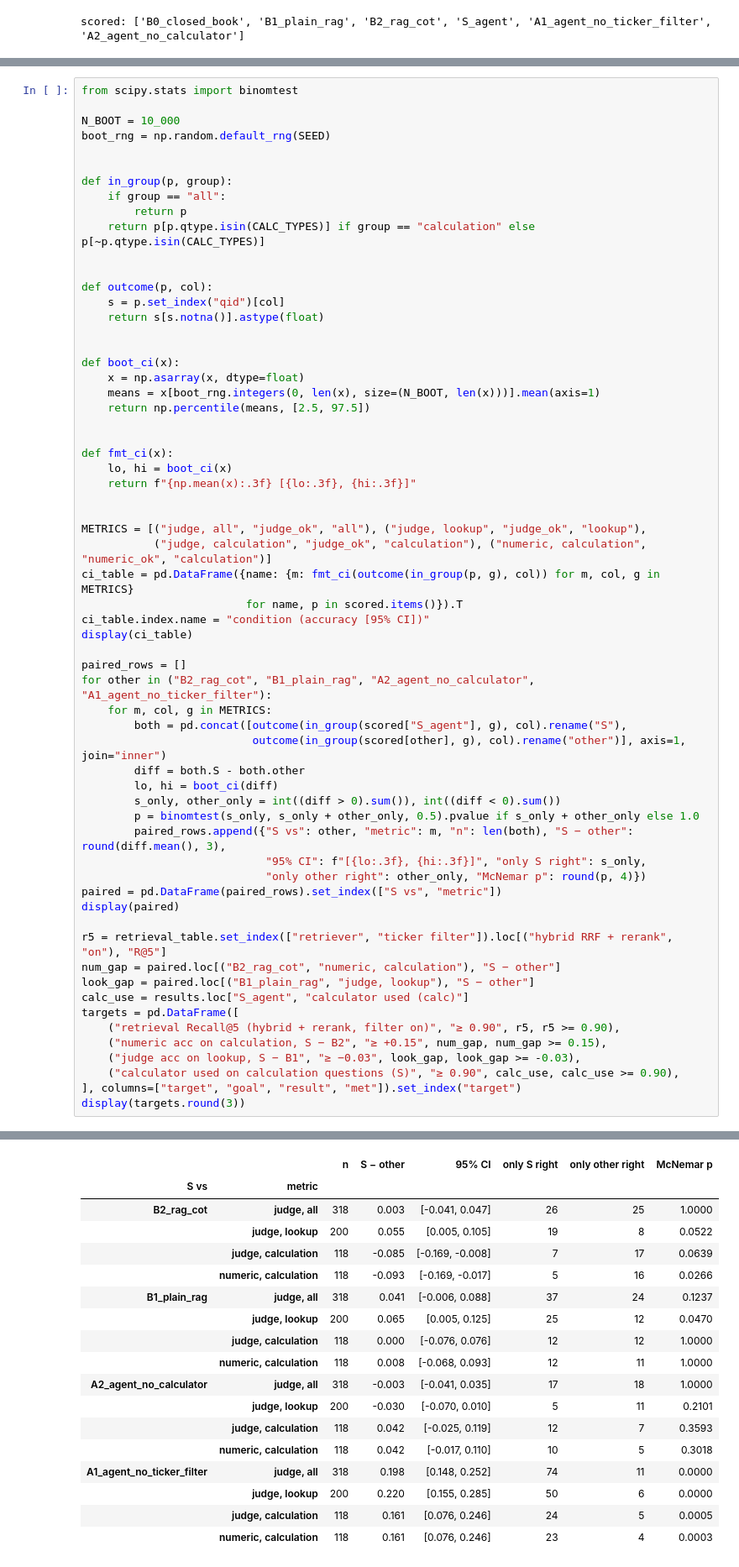
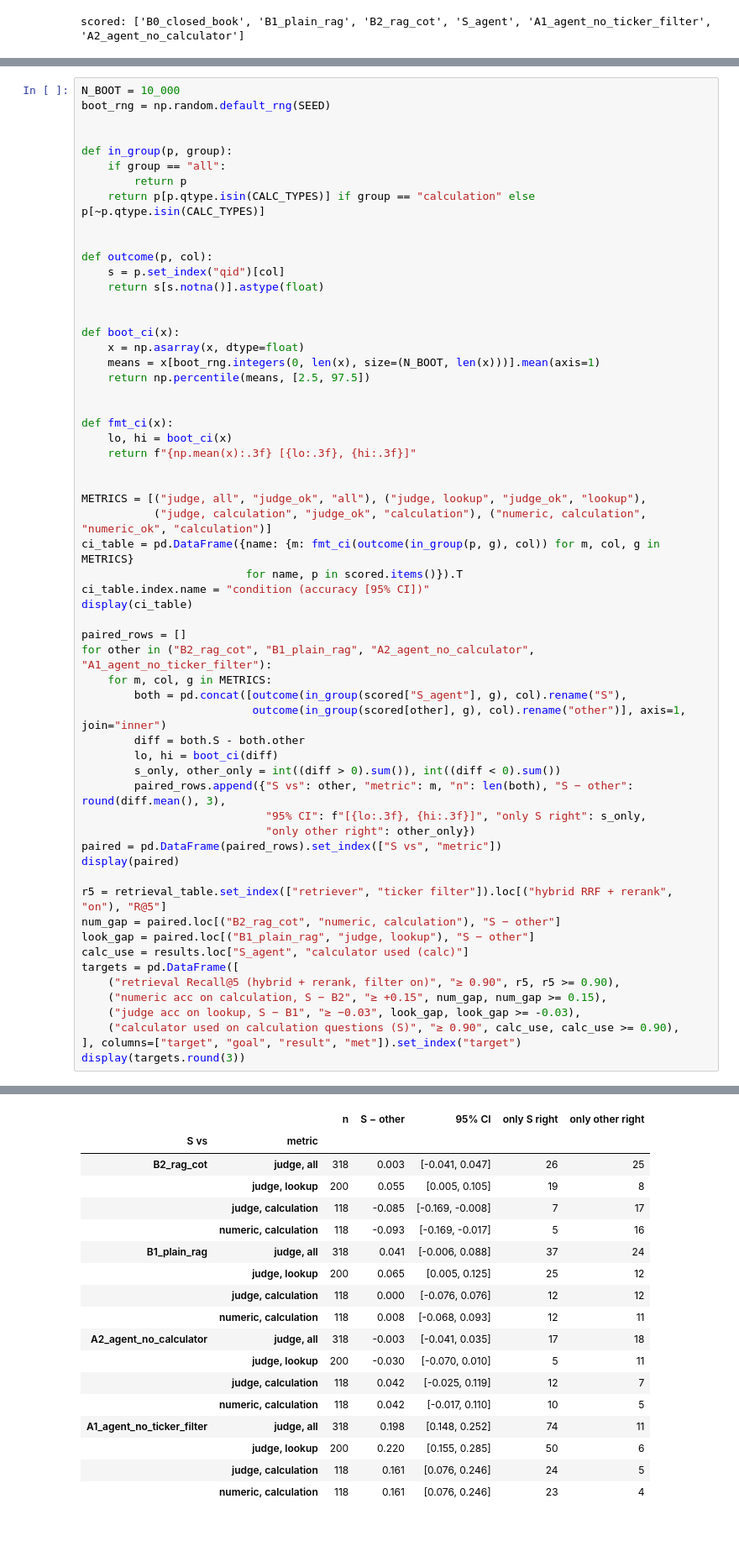
Before and after one commit to vyom-nikhra/p03_10k_analyst, a Jupyter notebook: P03_Financial_10K_Analyst.ipynb, the cells around one changed output, grey strips where cells are left out. Shown at 84% size. Cells and saved outputs as stored; diff of their text form; blank space fills up the shorter version.

Commit message:
Remove McNemar p-values from 6.3 and the findings; report bootstrap intervals instead

```diff
--- a/P03_Financial_10K_Analyst.ipynb
+++ b/P03_Financial_10K_Analyst.ipynb
@@ -1643,6 +1643,4 @@ With a few hundred questions, a gap of a few points can be noise. Each accuracy
 # %%
-from scipy.stats import binomtest
-
 N_BOOT = 10_000
 boot_rng = np.random.default_rng(SEED)
 
@@ -1682,53 +1680,52 @@ for other in ("B2_rag_cot", "B1_plain_rag", "A2_agent_no_calculator", "A1_agent_
         both = pd.concat([outcome(in_group(scored["S_agent"], g), col).rename("S"),
                           outcome(in_group(scored[other], g), col).rename("other")], axis=1, join="inner")
         diff = both.S - both.other
         lo, hi = boot_ci(diff)
         s_only, other_only = int((diff > 0).sum()), int((diff < 0).sum())
-        p = binomtest(s_only, s_only + other_only, 0.5).pvalue if s_only + other_only else 1.0
         paired_rows.append({"S vs": other, "metric": m, "n": len(both), "S − other": round(diff.mean(), 3),
                             "95% CI": f"[{lo:.3f}, {hi:.3f}]", "only S right": s_only,
-                            "only other right": other_only, "McNemar p": round(p, 4)})
+                            "only other right": other_only})
 paired = pd.DataFrame(paired_rows).set_index(["S vs", "metric"])
 display(paired)
 
 r5 = retrieval_table.set_index(["retriever", "ticker filter"]).loc[("hybrid RRF + rerank", "on"), "R@5"]
 num_gap = paired.loc[("B2_rag_cot", "numeric, calculation"), "S − other"]
 look_gap = paired.loc[("B1_plain_rag", "judge, lookup"), "S − other"]
 calc_use = results.loc["S_agent", "calculator used (calc)"]
 targets = pd.DataFrame([
     ("retrieval Recall@5 (hybrid + rerank, filter on)", "≥ 0.90", r5, r5 >= 0.90),
     ("numeric acc on calculation, S − B2", "≥ +0.15", num_gap, num_gap >= 0.15),
     ("judge acc on lookup, S − B1", "≥ −0.03", look_gap, look_gap >= -0.03),
     ("calculator used on calculation questions (S)", "≥ 0.90", calc_use, calc_use >= 0.90),
 ], columns=["target", "goal", "result", "met"]).set_index("target")
 display(targets.round(3))
 # %% [output]
 |  | judge, all | judge, lookup | judge, calculation | numeric, calculation |
 | condition (accuracy [95% CI]) |  |  |  |  |
 | B0_closed_book | 0.126 [0.091, 0.164] | 0.200 [0.145, 0.260] | 0.000 [0.000, 0.000] | 0.000 [0.000, 0.000] |
 | B1_plain_rag | 0.811 [0.767, 0.852] | 0.825 [0.770, 0.875] | 0.788 [0.712, 0.856] | 0.797 [0.720, 0.864] |
 | B2_rag_cot | 0.849 [0.808, 0.887] | 0.835 [0.780, 0.885] | 0.873 [0.805, 0.932] | 0.898 [0.839, 0.949] |
 | S_agent | 0.852 [0.811, 0.890] | 0.890 [0.845, 0.930] | 0.788 [0.712, 0.856] | 0.805 [0.729, 0.873] |
 | A1_agent_no_ticker_filter | 0.654 [0.604, 0.708] | 0.670 [0.605, 0.735] | 0.627 [0.542, 0.712] | 0.644 [0.559, 0.729] |
 | A2_agent_no_calculator | 0.855 [0.814, 0.893] | 0.920 [0.880, 0.955] | 0.746 [0.669, 0.822] | 0.763 [0.686, 0.839] |
-|  |  | n | S − other | 95% CI | only S right | only other right | McNemar p |
-| S vs | metric |  |  |  |  |  |  |
-| B2_rag_cot | judge, all | 318 | 0.003 | [-0.041, 0.047] | 26 | 25 | 1.0000 |
-|  | judge, lookup | 200 | 0.055 | [0.005, 0.105] | 19 | 8 | 0.0522 |
-|  | judge, calculation | 118 | -0.085 | [-0.169, -0.008] | 7 | 17 | 0.0639 |
-|  | numeric, calculation | 118 | -0.093 | [-0.169, -0.017] | 5 | 16 | 0.0266 |
-| B1_plain_rag | judge, all | 318 | 0.041 | [-0.006, 0.088] | 37 | 24 | 0.1237 |
-|  | judge, lookup | 200 | 0.065 | [0.005, 0.125] | 25 | 12 | 0.0470 |
-|  | judge, calculation | 118 | 0.000 | [-0.076, 0.076] | 12 | 12 | 1.0000 |
-|  | numeric, calculation | 118 | 0.008 | [-0.068, 0.093] | 12 | 11 | 1.0000 |
-| A2_agent_no_calculator | judge, all | 318 | -0.003 | [-0.041, 0.035] | 17 | 18 | 1.0000 |
-|  | judge, lookup | 200 | -0.030 | [-0.070, 0.010] | 5 | 11 | 0.2101 |
-|  | judge, calculation | 118 | 0.042 | [-0.025, 0.119] | 12 | 7 | 0.3593 |
-|  | numeric, calculation | 118 | 0.042 | [-0.017, 0.110] | 10 | 5 | 0.3018 |
-| A1_agent_no_ticker_filter | judge, all | 318 | 0.198 | [0.148, 0.252] | 74 | 11 | 0.0000 |
-|  | judge, lookup | 200 | 0.220 | [0.155, 0.285] | 50 | 6 | 0.0000 |
-|  | judge, calculation | 118 | 0.161 | [0.076, 0.246] | 24 | 5 | 0.0005 |
-|  | numeric, calculation | 118 | 0.161 | [0.076, 0.246] | 23 | 4 | 0.0003 |
+|  |  | n | S − other | 95% CI | only S right | only other right |
+| S vs | metric |  |  |  |  |  |
+| B2_rag_cot | judge, all | 318 | 0.003 | [-0.041, 0.047] | 26 | 25 |
+|  | judge, lookup | 200 | 0.055 | [0.005, 0.105] | 19 | 8 |
+|  | judge, calculation | 118 | -0.085 | [-0.169, -0.008] | 7 | 17 |
+|  | numeric, calculation | 118 | -0.093 | [-0.169, -0.017] | 5 | 16 |
+| B1_plain_rag | judge, all | 318 | 0.041 | [-0.006, 0.088] | 37 | 24 |
+|  | judge, lookup | 200 | 0.065 | [0.005, 0.125] | 25 | 12 |
+|  | judge, calculation | 118 | 0.000 | [-0.076, 0.076] | 12 | 12 |
+|  | numeric, calculation | 118 | 0.008 | [-0.068, 0.093] | 12 | 11 |
+| A2_agent_no_calculator | judge, all | 318 | -0.003 | [-0.041, 0.035] | 17 | 18 |
+|  | judge, lookup | 200 | -0.030 | [-0.070, 0.010] | 5 | 11 |
+|  | judge, calculation | 118 | 0.042 | [-0.025, 0.119] | 12 | 7 |
+|  | numeric, calculation | 118 | 0.042 | [-0.017, 0.110] | 10 | 5 |
+| A1_agent_no_ticker_filter | judge, all | 318 | 0.198 | [0.148, 0.252] | 74 | 11 |
+|  | judge, lookup | 200 | 0.220 | [0.155, 0.285] | 50 | 6 |
+|  | judge, calculation | 118 | 0.161 | [0.076, 0.246] | 24 | 5 |
+|  | numeric, calculation | 118 | 0.161 | [0.076, 0.246] | 23 | 4 |
 |  | goal | result | met |
 | target |  |  |  |
 | retrieval Recall@5 (hybrid + rera... | ≥ 0.90 | 0.975 | True |
```
Also changed, not shown: parts of 2 cells of this notebook, 1 other file.
